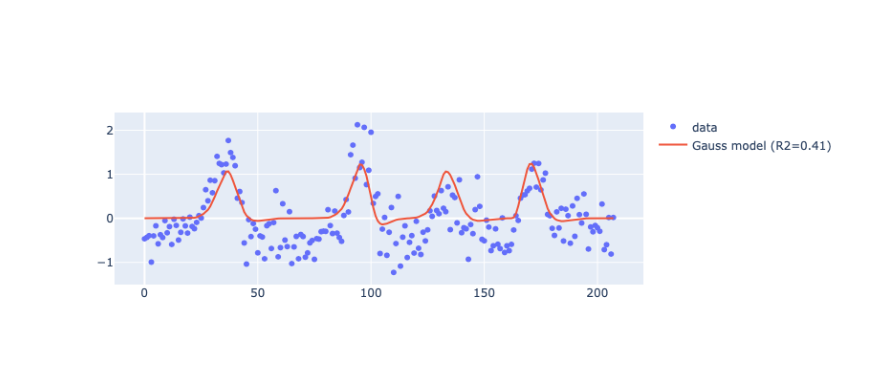
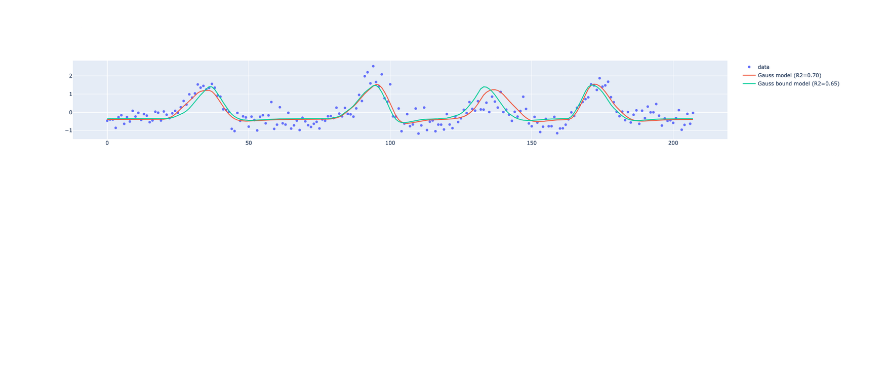
Before and after one commit to mszinte/RetinoMaps, a Jupyter notebook: analysis_code/postproc/prf/fit/prf_fit_surf.ipynb, the cells around one changed output. Saved outputs shown, nothing was run; the diff lists cells and outputs as text; code cells hidden in the pictures; blank space fills up the shorter version.

```diff
--- a/analysis_code/postproc/prf/fit/prf_fit_surf.ipynb
+++ b/analysis_code/postproc/prf/fit/prf_fit_surf.ipynb
@@ -114,16 +89,18 @@ stimulus = PRFStimulus2D(screen_size_cm=screen_size_cm[1],
                          screen_distance_cm=screen_distance_cm,
                          design_matrix=vdm,
                          TR=TR)
-gauss_model = Iso2DGaussianModel(stimulus=stimulus)
+gauss_model = Iso2DGaussianModel(stimulus=stimulus,
+                                 # normalize_hrf=True
+                                )
 
 # grid fit gauss model
-gauss_fitter = Iso2DGaussianFitter(data=data.T, model=gauss_model, n_jobs=n_jobs)
+gauss_fitter = Iso2DGaussianFitter(data=data_fsnative_.T, model=gauss_model, n_jobs=n_jobs)
 
 
 gauss_fitter.grid_fit(ecc_grid=eccs,
                       polar_grid=polars,
                       size_grid=sizes,
-                      grid_bounds=gauss_grid_bounds,
+                      #grid_bounds=gauss_grid_bounds,
                       verbose=verbose,
                       n_batches=n_batches)
 # %%
@@ -137,22 +127,40 @@ gauss_fit = gauss_fitter.iterative_search_params
 # %%
-gauss_fit_mat = np.zeros((data_fsnative_.shape[1],8))
-gauss_pred_mat = np.zeros_like(data_fsnative_)
+gauss_bounds = [(-1.5*max_ecc_size, 1.5*max_ecc_size),  # x
+                (-1.5*max_ecc_size, 1.5*max_ecc_size),  # y
+                (0, 1.5*max_ecc_size),  # prf size
+                (0, 1000),  # prf amplitude
+                (-4, 4),  # bold baseline
+                (0, None), (0, None)]  #hrf bounds
+
+# iterative fit
+gauss_fitter.iterative_fit(rsq_threshold=rsq_threshold,
+                           verbose=verbose,
+                           bounds = gauss_bounds,
+                           xtol=1e-4,
+                           ftol=1e-4)
+gauss_fit2 = gauss_fitter.iterative_search_params
+gauss_fit_mat2 = np.zeros((data_fsnative_.shape[1],8))
+gauss_pred_mat2 = np.zeros_like(data_fsnative_)
 for est in range(len(data_fsnative_.T)):
-    gauss_fit_mat[est] = gauss_fit[est]
-    gauss_pred_mat[:,est] = gauss_model.return_prediction(mu_x=gauss_fit[est][0],
-                                                          mu_y=gauss_fit[est][1],
-                                                          size=gauss_fit[est][2],
-                                                          beta=gauss_fit[est][3],
-                                                          baseline=gauss_fit[est][4])
+    gauss_fit_mat2[est] = gauss_fit2[est]
+    gauss_pred_mat2[:,est] = gauss_model.return_prediction(mu_x=gauss_fit2[est][0],
+                                                           mu_y=gauss_fit2[est][1],
+                                                           size=gauss_fit2[est][2],
+                                                           beta=gauss_fit2[est][3],
+                                                           baseline=gauss_fit2[est][4],
+                                                           hrf_1=gauss_fit2[est][5],
+                                                           hrf_2=gauss_fit2[est][6]
+                                                          )
 # %%
-num_vert = 1
+num_vert = 9
 import plotly.graph_objects as go
 fig = go.Figure()
 fig.add_trace(go.Scatter(y=data_fsnative_[:,num_vert], name='data', mode='markers'))
 fig.add_trace(go.Scatter(y=gauss_pred_mat[:,num_vert], name='Gauss model (R2={:1.2f})'.format(gauss_fit_mat[num_vert,-1])))
+fig.add_trace(go.Scatter(y=gauss_pred_mat2[:,num_vert], name='Gauss bound model (R2={:1.2f})'.format(gauss_fit_mat2[num_vert,-1])))
 fig.show()
 # %% [output]
-[figure, old version]
+[figure, new version]
 # %%
 # determine DN model
 dn_model = Norm_Iso2DGaussianModel(stimulus=stimulus)
```
Also changed, not shown: parts of 20 cells of this notebook, 2 other files.
